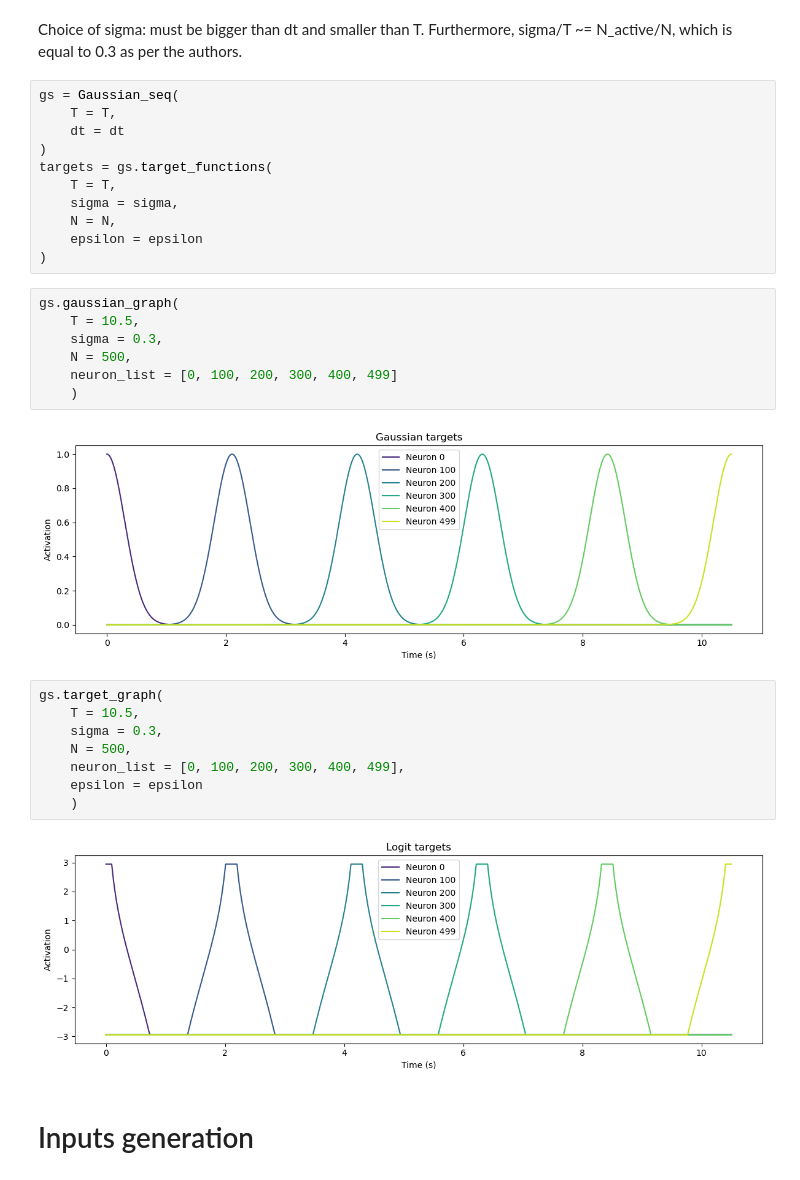
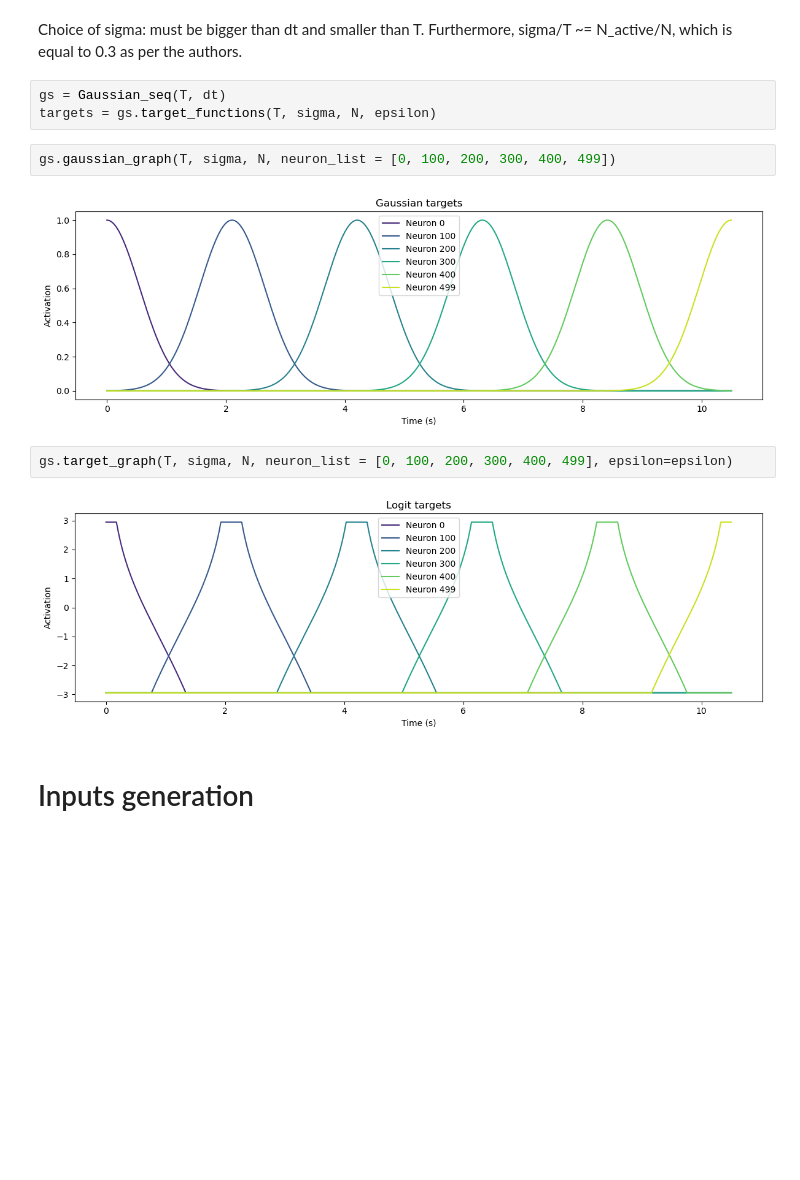
Before and after one commit to JohanneBohn/Reproducing-neural-sequences-with-Partial-In-Network-Training, a Jupyter notebook: main.ipynb, the cells around one changed output. Drawn from its saved outputs; the diff is of its cells as text; blank space fills up the shorter version.

```diff
--- a/main.ipynb
+++ b/main.ipynb
@@ -12,35 +12,16 @@ epsilon = 0.05
 # %% [markdown]
 Choice of sigma: must be bigger than dt and smaller than T. Furthermore, sigma/T ~= N_active/N, which is equal to 0.3 as per the authors.
 # %%
-gs = Gaussian_seq(
-    T = T,
-    dt = dt
-)
-targets = gs.target_functions(
-    T = T,
-    sigma = sigma,
-    N = N,
-    epsilon = epsilon
-)
+gs = Gaussian_seq(T, dt)
+targets = gs.target_functions(T, sigma, N, epsilon)
 # %%
-gs.gaussian_graph(
-    T = 10.5,
-    sigma = 0.3,
-    N = 500,
-    neuron_list = [0, 100, 200, 300, 400, 499]
-    )
+gs.gaussian_graph(T, sigma, N, neuron_list = [0, 100, 200, 300, 400, 499])
 # %% [output]
-[figure, old version]
+[figure, new version]
 # %%
-gs.target_graph(
-    T = 10.5,
-    sigma = 0.3,
-    N = 500,
-    neuron_list = [0, 100, 200, 300, 400, 499],
-    epsilon = epsilon
-    )
+gs.target_graph(T, sigma, N, neuron_list = [0, 100, 200, 300, 400, 499], epsilon=epsilon)
 # %% [output]
-[figure, old version]
+[figure, new version]
 # %% [markdown]
 # Inputs generation
 # %%
```
Also changed, not shown: parts of 15 cells of this notebook, 5 other files.
